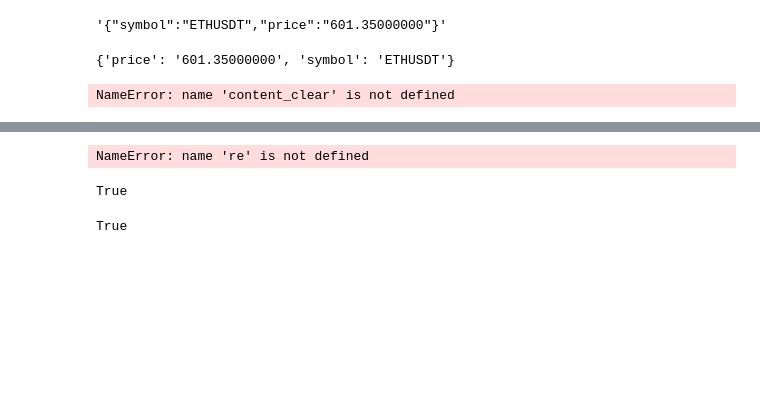
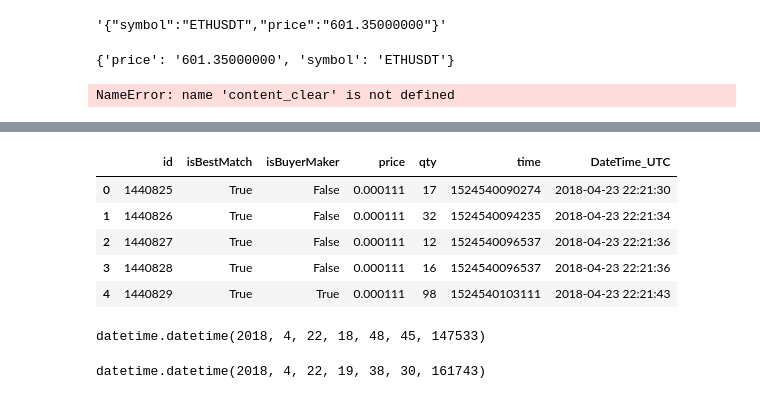
Before and after one commit to KevinSonggg/StudyFile, a Jupyter notebook: Python/Working_Folder/Untitled.ipynb, the cells around one changed output, grey strips where cells are left out. Cells and saved outputs as stored; diff of their text form; code cells hidden in the pictures; blank space fills up the shorter version.

```diff
--- a/Python/Working_Folder/Untitled.ipynb
+++ b/Python/Working_Folder/Untitled.ipynb
@@ -5,3 +7,15 @@ from IPython.display import clear_output
+# %%
+class BN_UTC():
+
+    import datetime
+    base_time = datetime.datetime(1969,12,31,19,0,0) ## This is the base time
+
+    def __init__(self,sys_time):
+        self.UTC = self.base_time + self.datetime.timedelta(seconds = int(str(sys_time)[:-3]))
+        self.China = self.UTC + self.datetime.timedelta(hours = 13)
+        self.Korea = self.UTC + self.datetime.timedelta(hours = 14)
+        self.Vietnam = self.UTC + self.datetime.timedelta(hours = 12)
+        self.England = self.UTC + self.datetime.timedelta(hours = 6)
 # %%
 api_url_base= 'https://api.binance.com'
 # %%
@@ -19,7 +33,7 @@ json.loads(k.content.decode('utf-8'))
 # %% [output]
 {'price': '601.35000000', 'symbol': 'ETHUSDT'}
 # %%
-y = requests.get(api_url_base+'/api/'+'v1'+'/'+'trades',params={'symbol':'ETHUSDT'})
+y = requests.get(api_url_base+'/api/'+'v1'+'/'+'trades',params={'symbol':'ADXBTC'})
 # %%
 json.loads(y.content.decode('utf-8'))
 content_clear()
@@ -86,13 +44,13 @@ if "*\\d+" in "123":
-# %%
-bool(re.search(r'\d', '123'))
-# %% [output]
-NameError: name 're' is not defined
-# %%
-import re
-bool(re.search(r'\d', '123'))
-# %% [output]
-True
-# %%
-bool(re.search(r'[a-b]','1a23'))
-# %% [output]
-True
+# %%
+df = pd.read_json(y.content.decode('utf-8'))
+# %%
+df['DateTime_UTC'] = df['time'].apply(lambda x: BN_UTC(x).UTC)
+# %%
+df.head()
+# %% [output]
+|  | id | isBestMatch | isBuyerMaker | price | qty | time | DateTime_UTC |
+| 0 | 1440825 | True | False | 0.000111 | 17 | 1524540090274 | 2018-04-23 22:21:30 |
+| 1 | 1440826 | True | False | 0.000111 | 32 | 1524540094235 | 2018-04-23 22:21:34 |
+| 2 | 1440827 | True | False | 0.000111 | 12 | 1524540096537 | 2018-04-23 22:21:36 |
+| 3 | 1440828 | True | False | 0.000111 | 16 | 1524540096537 | 2018-04-23 22:21:36 |
+| 4 | 1440829 | True | True | 0.000111 | 98 | 1524540103111 | 2018-04-23 22:21:43 |
@@ -98,0 +60,4 @@ True
+# %%
+now
+# %% [output]
+datetime.datetime(2018, 4, 22, 18, 48, 45, 147533)
@@ -98,0 +71,4 @@ True
+# %%
+x
+# %% [output]
+datetime.datetime(2018, 4, 22, 19, 38, 30, 161743)
```
Also changed, not shown: parts of 76 cells of this notebook, 3 other files.
